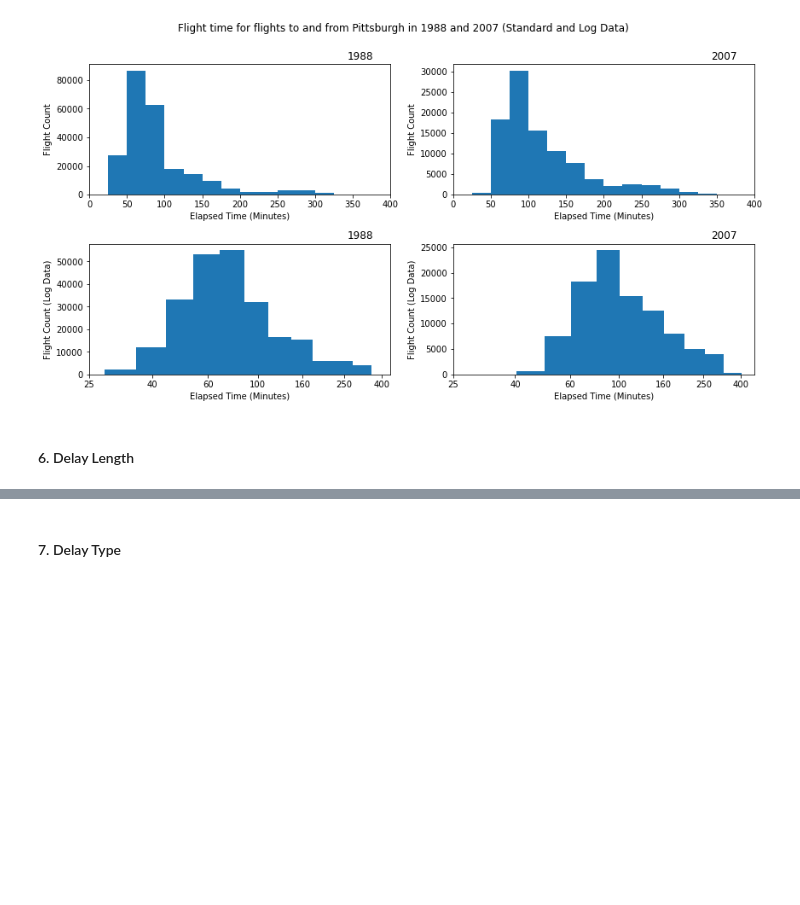
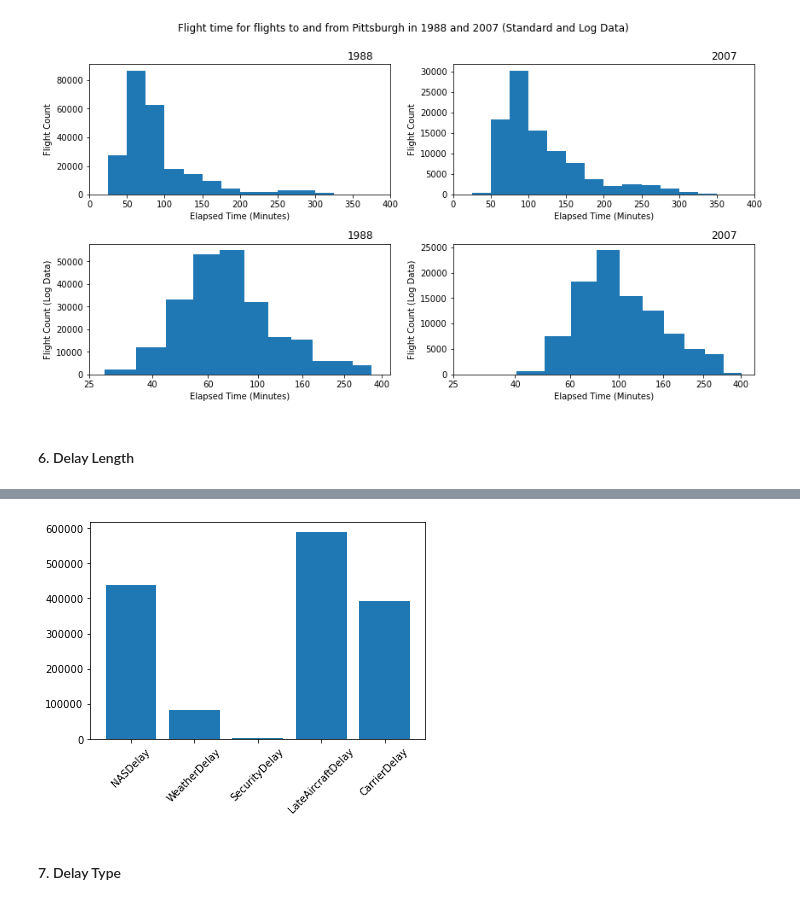
Before and after one commit to Miles-Murphy/vis_final_project, a Jupyter notebook: project_draft.ipynb, the cells around one changed output, grey strips where cells are left out. Drawn from its saved outputs; the diff is of its cells as text; code cells hidden in the pictures; blank space fills up the shorter version.

Commit message:
Created basic bar plot of total delay time per delay type

```diff
--- a/project_draft.ipynb
+++ b/project_draft.ipynb
@@ -837,3 +830,16 @@ array([[<matplotlib.axes._subplots.AxesSubplot object at 0x...>,
 [figure]
+# %%
+carrier_total = delays_07.CarrierDelay.sum()
+nas_total = delays_07.NASDelay.sum()
+weather_total = delays_07.WeatherDelay.sum()
+security_total = delays_07.SecurityDelay.sum()
+late_total = delays_07.LateAircraftDelay.sum()
+# %%
+x_val = ['NASDelay', 'WeatherDelay', 'SecurityDelay', 'LateAircraftDelay','CarrierDelay']
+y_val = [nas_total, weather_total, security_total, late_total, carrier_total]
+plt.bar(x=x_val, height=y_val)
+plt.xticks(rotation=45);
+# %% [output]
+[figure, added]
 # %% [markdown]
 #### 7. Delay Type
```
Also changed, not shown: parts of 1 cell of this notebook.
